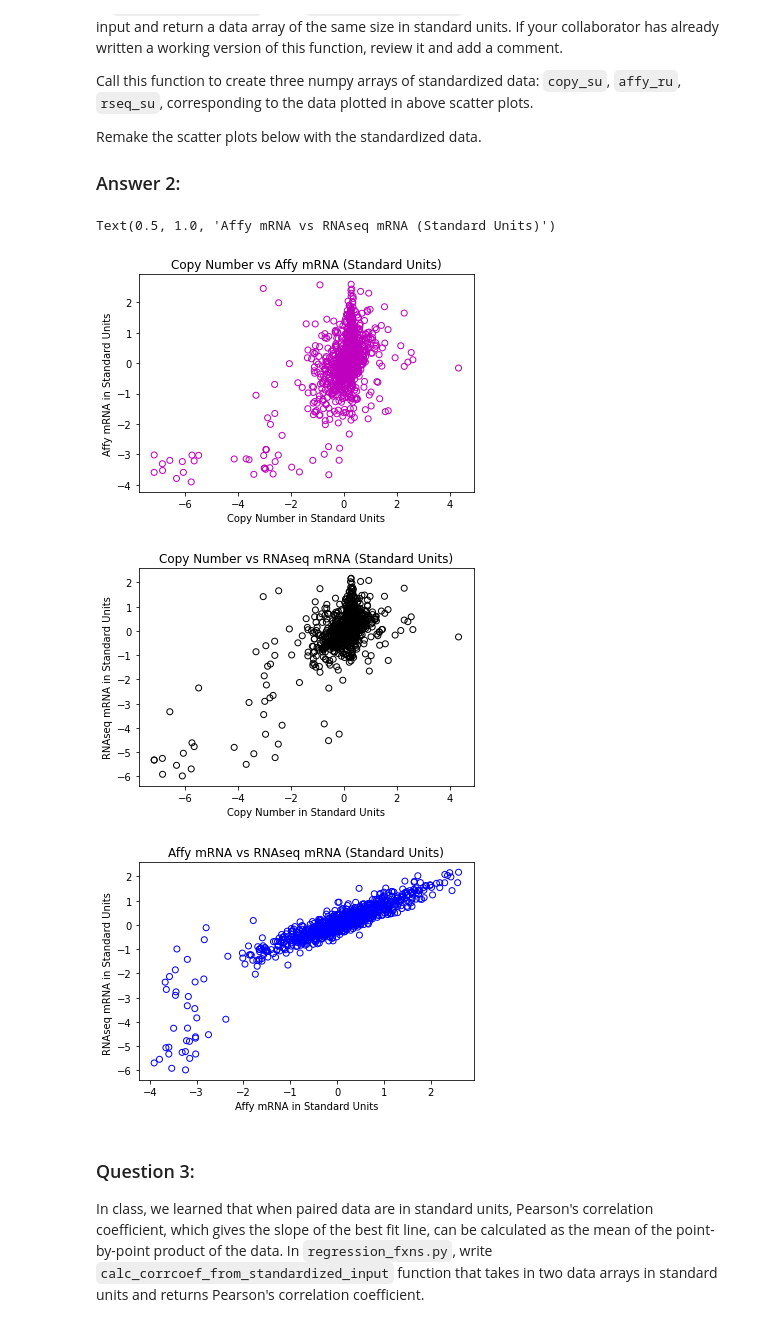
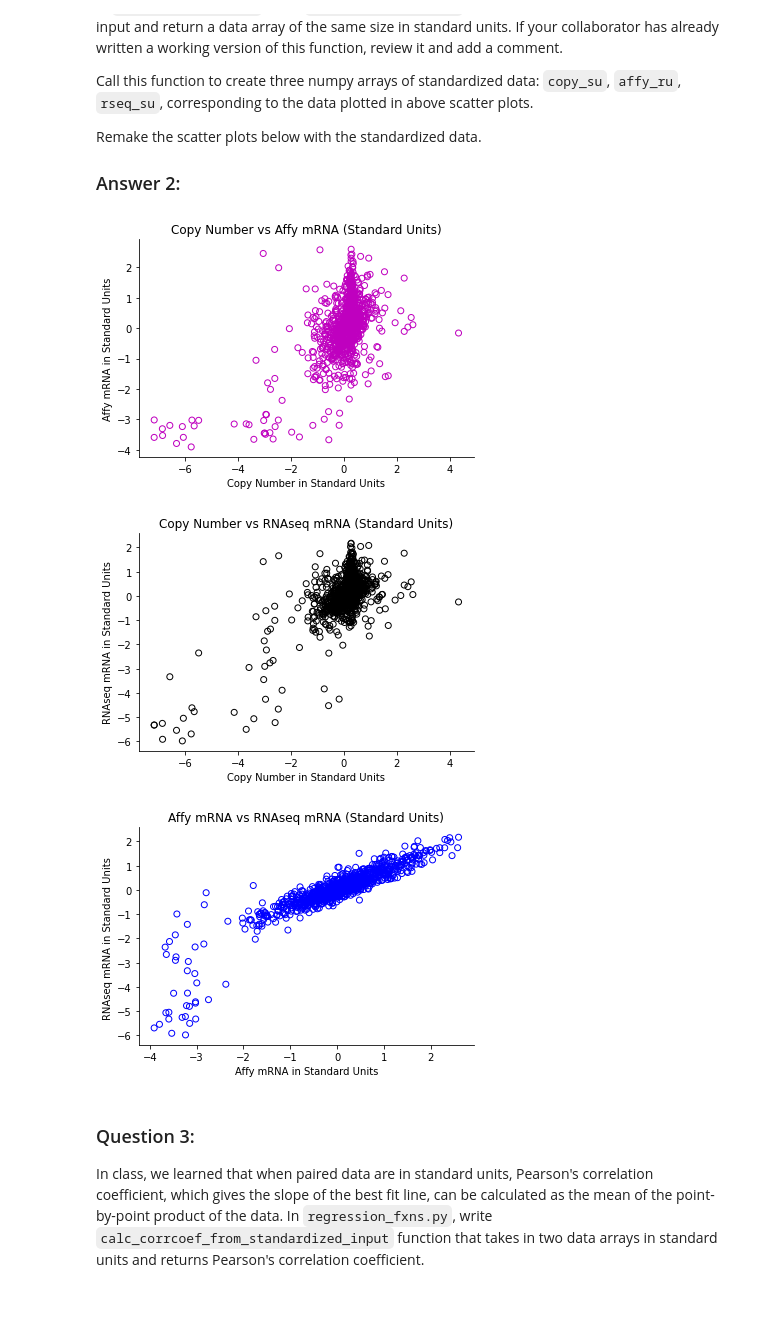
Before and after one commit to symmetricK/pten, a Jupyter notebook: hw08_alvarez.ipynb, the cells around one changed output. Cells and saved outputs as stored; diff of their text form; code cells hidden in the pictures.

```diff
--- a/hw08_alvarez.ipynb
+++ b/hw08_alvarez.ipynb
@@ -82,32 +91,42 @@ Remake the scatter plots below with the standardized data.
 # %%
 #Answer 2:
 #Create arrays of standardized data and remake scatter plots
 copy_stdu = regression_fxns.make_standard_units(pten_df['Copy Number'])
 affy_stdu = regression_fxns.make_standard_units(pten_df['mRNA Expression (Affy)'])
 rnaseq_stdu = regression_fxns.make_standard_units(pten_df['mRNA Expression (RNAseq)'])
 
 fig=plt.figure()
 plt.scatter(copy_stdu, affy_stdu, facecolors='none', edgecolors='m')
 plt.xlabel('Copy Number in Standard Units')
 plt.ylabel('Affy mRNA in Standard Units')
 plt.title('Copy Number vs Affy mRNA (Standard Units)')
+ax = plt.gca()
+ax.spines['right'].set_visible(False)
+ax.spines['top'].set_visible(False)
+
 
 fig=plt.figure()
 plt.scatter(copy_stdu, rnaseq_stdu, facecolors='none', edgecolors='k')
 plt.xlabel('Copy Number in Standard Units')
 plt.ylabel('RNAseq mRNA in Standard Units')
 plt.title('Copy Number vs RNAseq mRNA (Standard Units)')
+ax = plt.gca()
+ax.spines['right'].set_visible(False)
+ax.spines['top'].set_visible(False)
+
 
 fig=plt.figure()
 plt.scatter(affy_stdu,rnaseq_stdu, facecolors='none',edgecolors='b')
 plt.xlabel('Affy mRNA in Standard Units')
 plt.ylabel('RNAseq mRNA in Standard Units ')
 plt.title('Affy mRNA vs RNAseq mRNA (Standard Units)')
+ax = plt.gca()
+ax.spines['right'].set_visible(False)
+ax.spines['top'].set_visible(False)
 # %% [output]
-Text(0.5, 1.0, 'Affy mRNA vs RNAseq mRNA (Standard Units)')
-[figure, old version]
+[figure, new version]
-[figure, old version]
+[figure, new version]
-[figure, old version]
+[figure, new version]
 # %% [markdown]
 ### Question 3:
 In class, we learned that when paired data are in standard units, Pearson's correlation coefficient, which gives the slope of the best fit line, can be calculated as the mean of the point-by-point product of the data.
```
Also changed, not shown: parts of 4 cells of this notebook.
